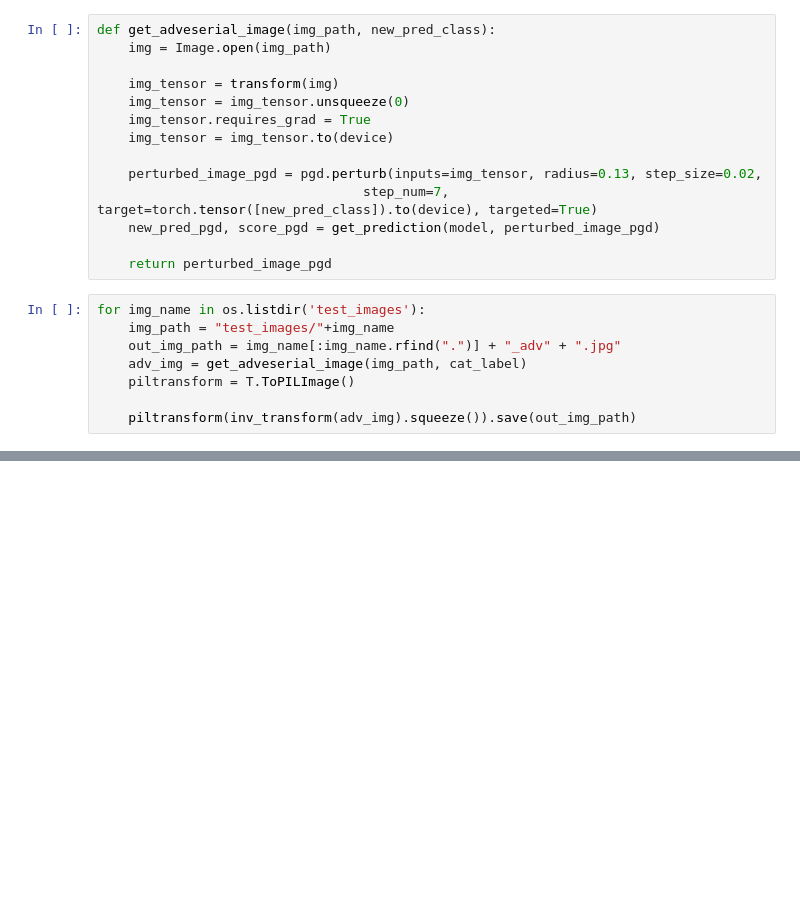
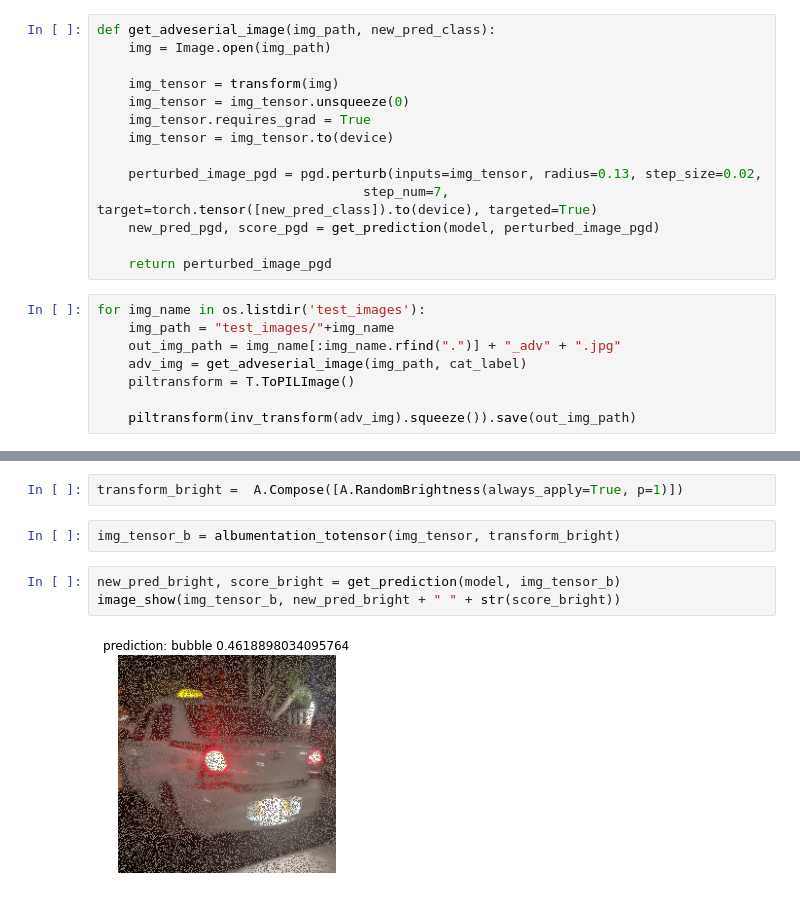
Before and after one commit to MittalNeha/SchoolOfAI_EMLO, a Jupyter notebook: 7. Model Explainability/Session7_Adveserial_Attacks.ipynb, the cells around one changed output, grey strips where cells are left out. Drawn from its saved outputs; the diff is of its cells as text; blank space fills up the shorter version.

```diff
--- a/7. Model Explainability/Session7_Adveserial_Attacks.ipynb
+++ b/7. Model Explainability/Session7_Adveserial_Attacks.ipynb
@@ -135,0 +197,9 @@ for img_name in os.listdir('test_images'):
+# %%
+transform_bright =  A.Compose([A.RandomBrightness(always_apply=True, p=1)])
+# %%
+img_tensor_b = albumentation_totensor(img_tensor, transform_bright)
+# %%
+new_pred_bright, score_bright = get_prediction(model, img_tensor_b)
+image_show(img_tensor_b, new_pred_bright + " " + str(score_bright))
+# %% [output]
+[figure, added]
```
Also changed, not shown: parts of 16 cells of this notebook.
